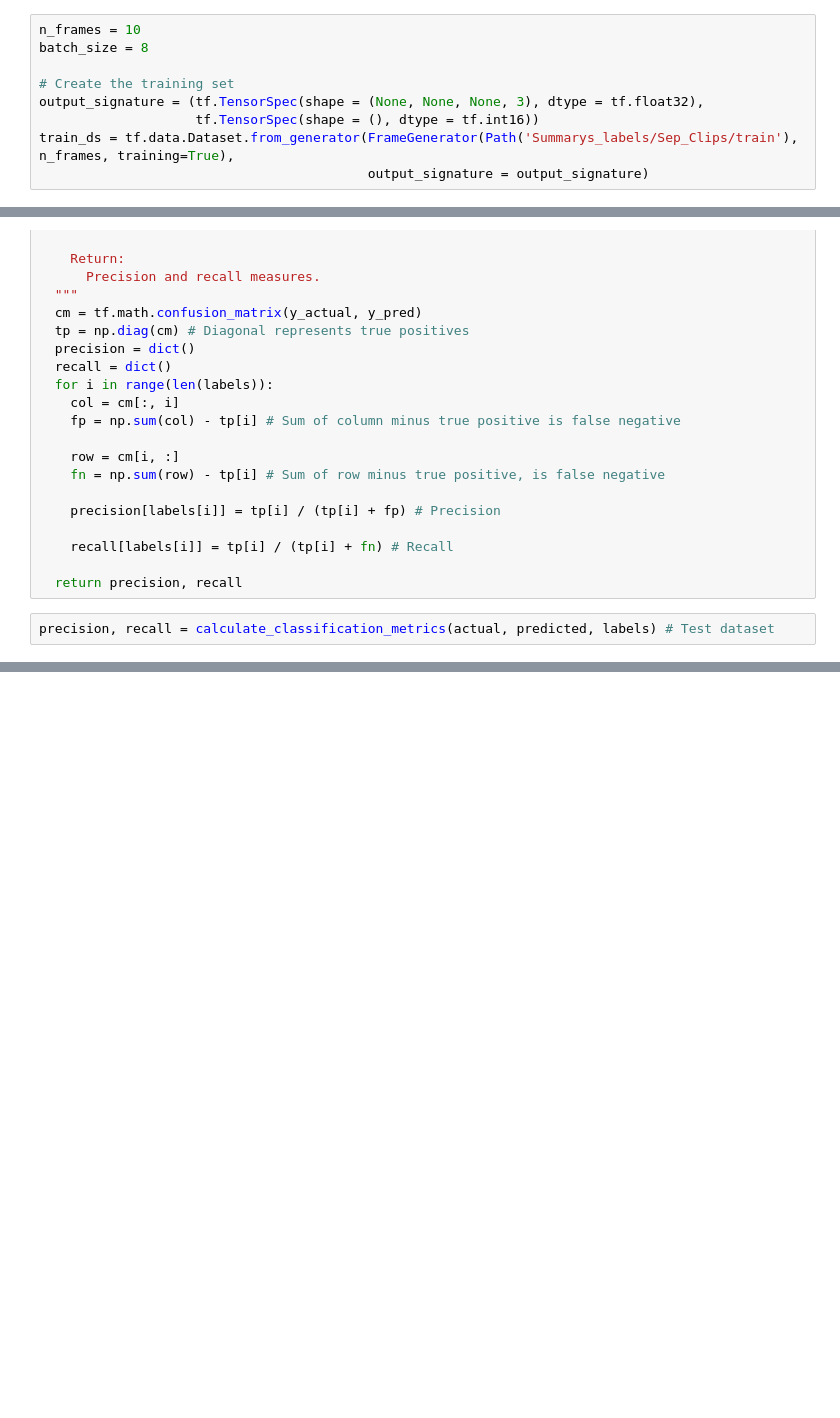
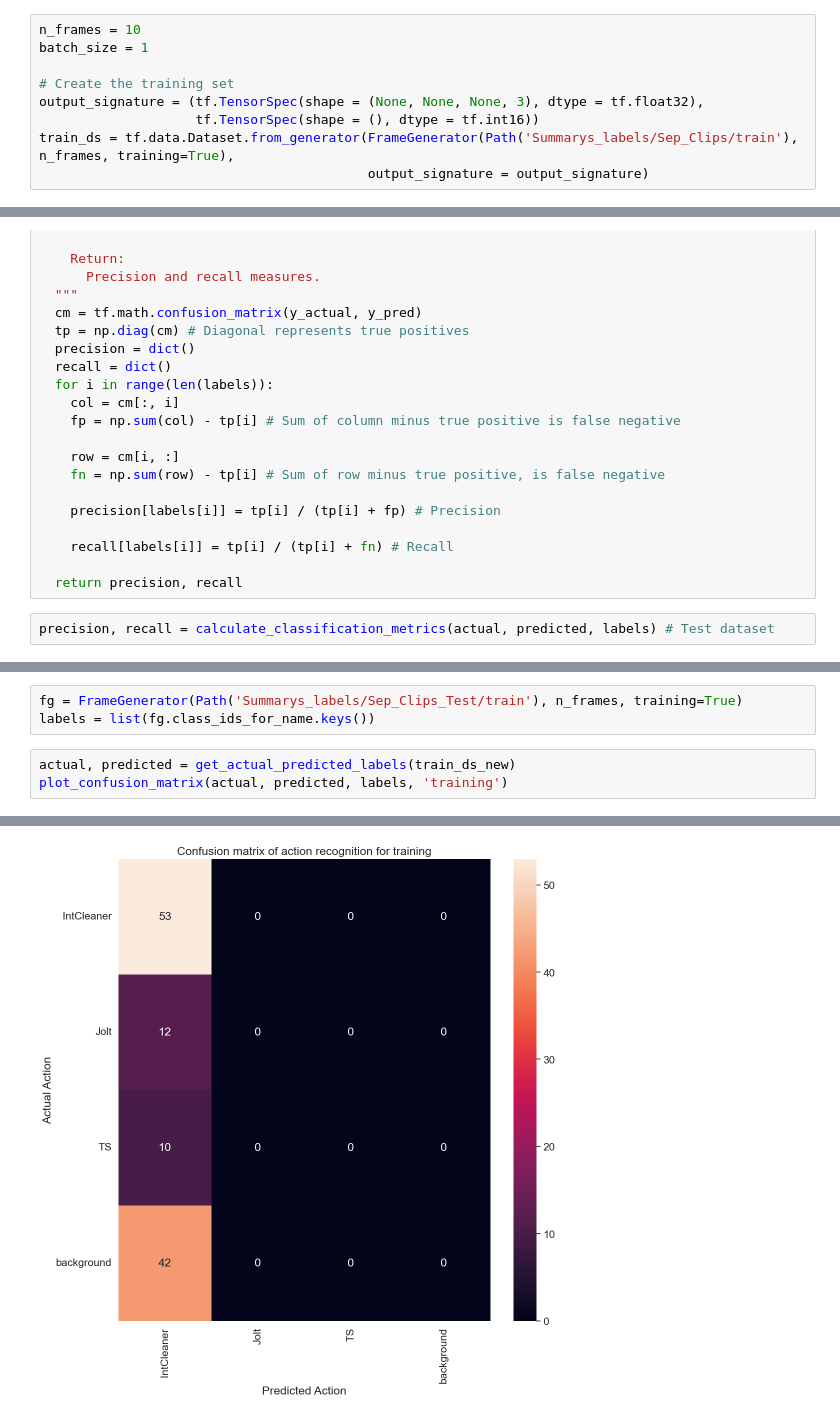
Before and after one commit to WIbigdog/CleaningBehaviourQuantifier, a Jupyter notebook: Video Classification - tut.ipynb, the cells around one changed output, grey strips where cells are left out. Saved outputs shown, nothing was run; the diff lists cells and outputs as text; blank space fills up the shorter version.

```diff
--- a/Video Classification - tut.ipynb
+++ b/Video Classification - tut.ipynb
@@ -128,7 +128,7 @@ def format_frames(frame, output_size):
   return frame
 # %%
 n_frames = 10
-batch_size = 8
+batch_size = 1
 
 # Create the training set
 output_signature = (tf.TensorSpec(shape = (None, None, None, 3), dtype = tf.float32),
@@ -451,0 +647,7 @@ recall
+# %%
+fg = FrameGenerator(Path('Summarys_labels/Sep_Clips_Test/train'), n_frames, training=True)
+labels = list(fg.class_ids_for_name.keys())
+# %%
+actual, predicted = get_actual_predicted_labels(train_ds_new)
+plot_confusion_matrix(actual, predicted, labels, 'training')
+# %% [output]
@@ -451,0 +655 @@ recall
+[figure, added]
```
Also changed, not shown: parts of 49 cells of this notebook.
